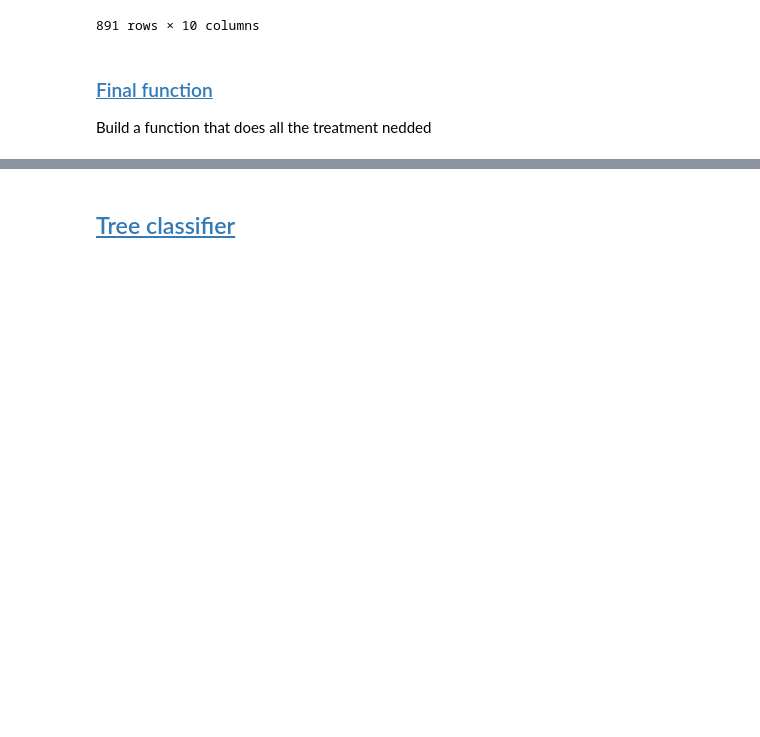
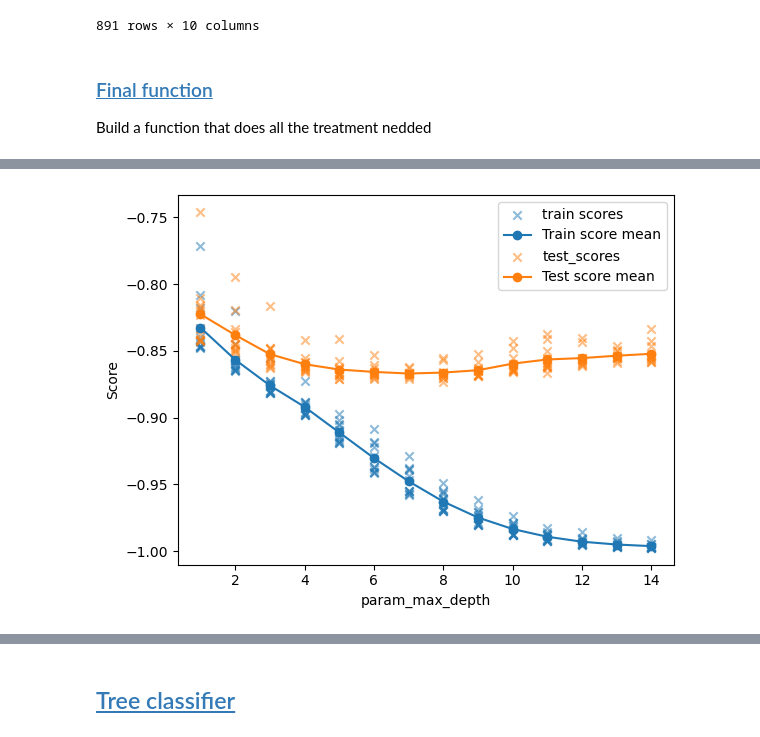
Before and after one commit to eliasmarts/DataScienceProjects, a Jupyter notebook: titanic-survivor-prediction.ipynb, the cells around one changed output, grey strips where cells are left out. Cells and saved outputs as stored; diff of their text form; code cells hidden in the pictures; blank space fills up the shorter version.

```diff
--- a/titanic-survivor-prediction.ipynb
+++ b/titanic-survivor-prediction.ipynb
@@ -429,0 +498,4 @@ print(X_test.shape)
+# %%
+plot_train_validation_score_curve_all(results, 'param_max_depth')
+# %% [output]
+[figure, added]
```
Also changed, not shown: parts of 38 cells of this notebook, 1 other file.
